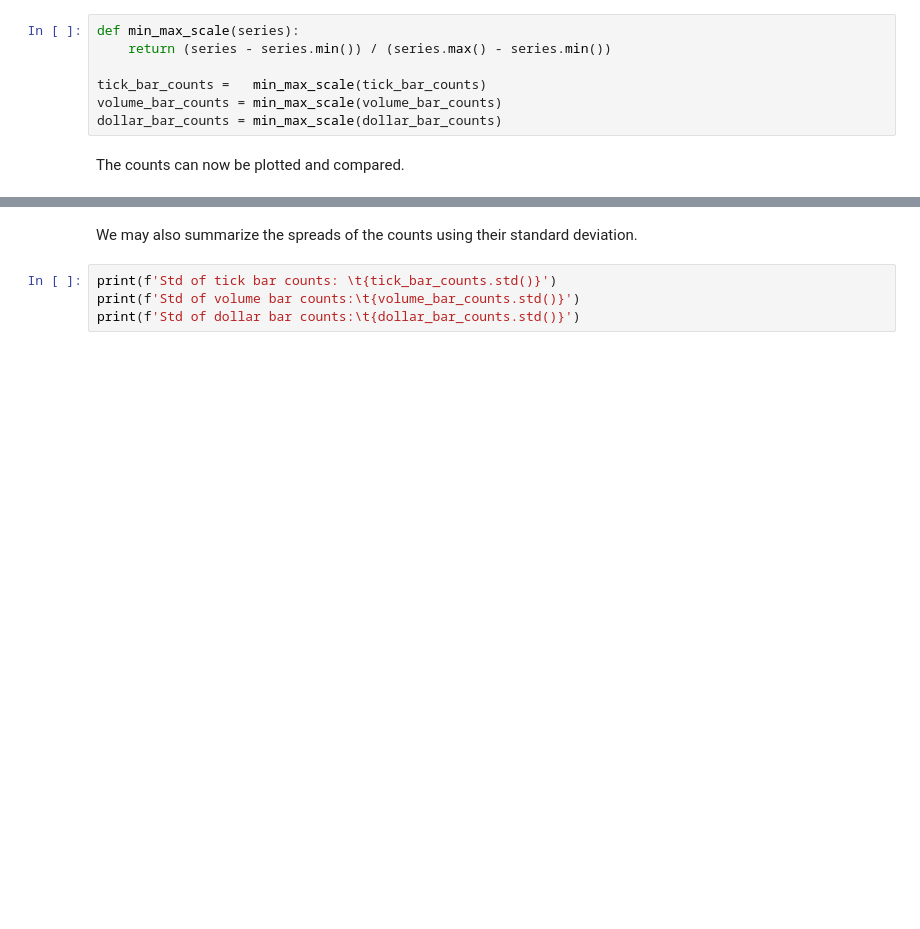
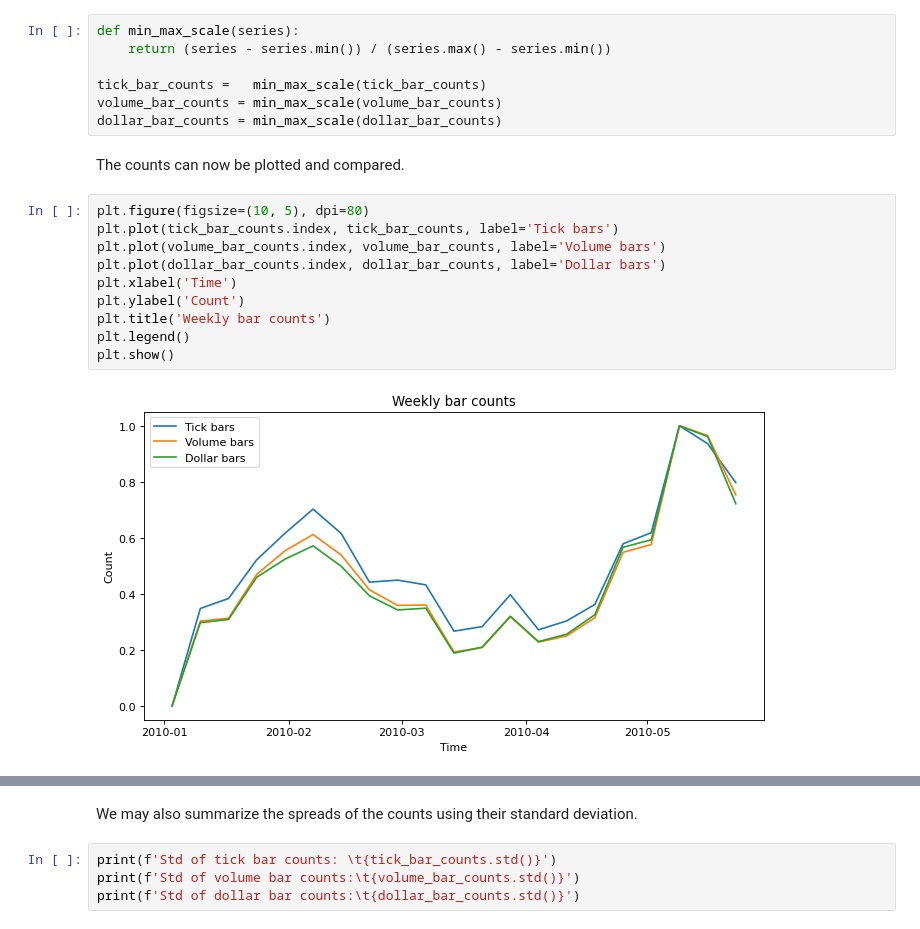
Before and after one commit to temef/FIRMA_ml, a Jupyter notebook: Exercise2/Exercise 2A+2B/exercise_2A.ipynb, the cells around one changed output, grey strips where cells are left out. Drawn from its saved outputs; the diff is of its cells as text; blank space fills up the shorter version.

```diff
--- a/Exercise2/Exercise 2A+2B/exercise_2A.ipynb
+++ b/Exercise2/Exercise 2A+2B/exercise_2A.ipynb
@@ -246,3 +250,15 @@ volume_bar_counts = min_max_scale(volume_bar_counts)
 dollar_bar_counts = min_max_scale(dollar_bar_counts)
 # %% [markdown]
 The counts can now be plotted and compared.
+# %%
+plt.figure(figsize=(10, 5), dpi=80)
+plt.plot(tick_bar_counts.index, tick_bar_counts, label='Tick bars')
+plt.plot(volume_bar_counts.index, volume_bar_counts, label='Volume bars')
+plt.plot(dollar_bar_counts.index, dollar_bar_counts, label='Dollar bars')
+plt.xlabel('Time')
+plt.ylabel('Count')
+plt.title('Weekly bar counts')
+plt.legend()
+plt.show()
+# %% [output]
+[figure, added]
```
Also changed, not shown: parts of 19 cells of this notebook.
